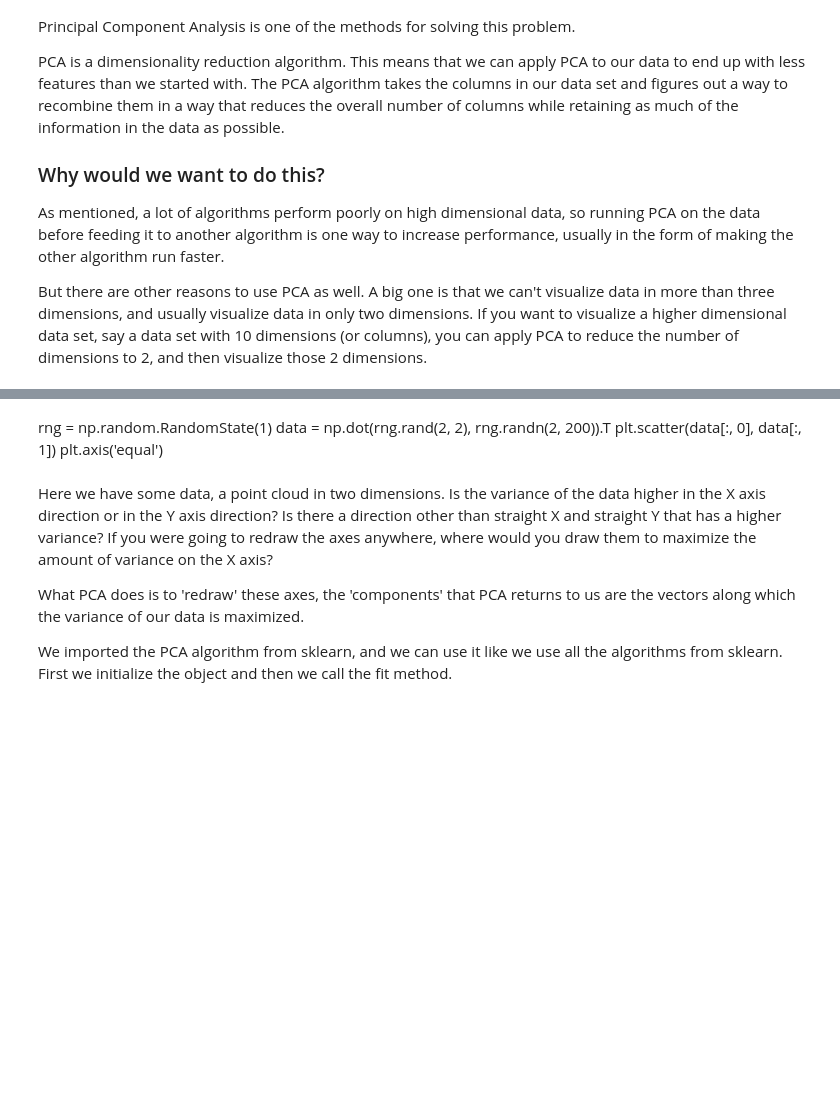
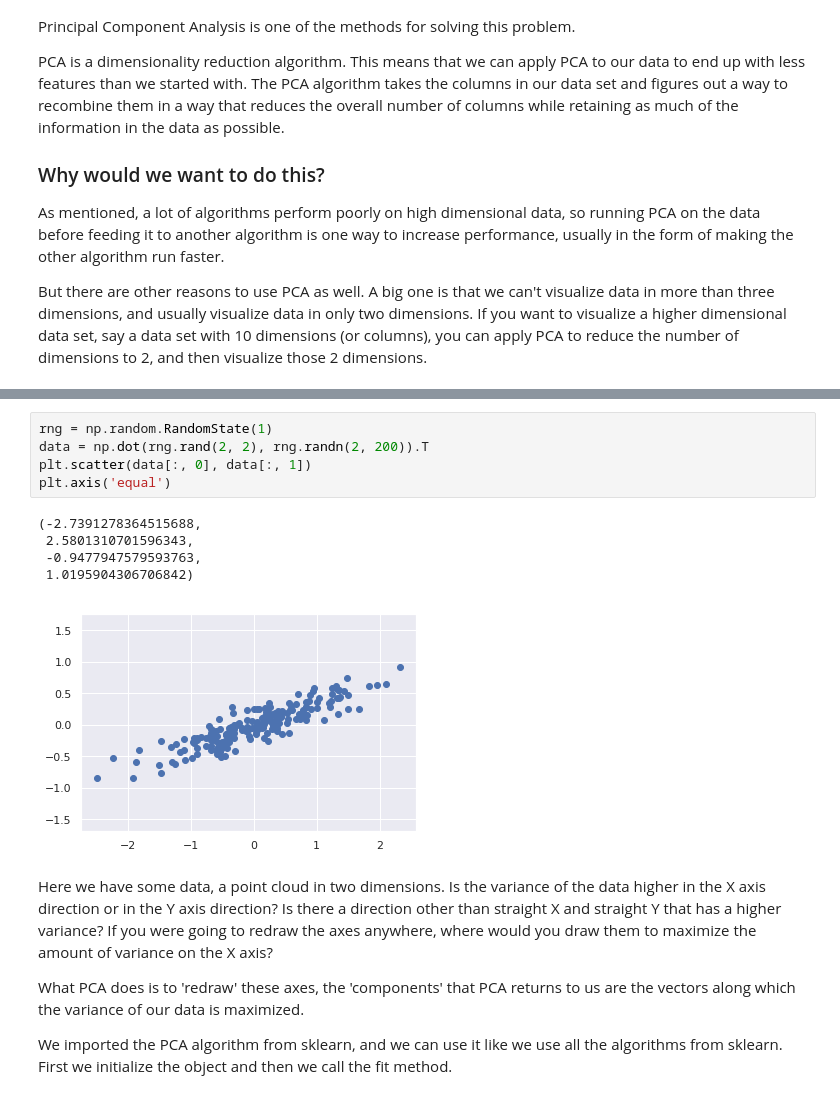
Before and after one commit to CUNYTechPrep/2020-spring-datascience, a Jupyter notebook: Week5_4.16/Unsupervised_Methods.ipynb, the cells around one changed output, grey strips where cells are left out. Drawn from its saved outputs; the diff is of its cells as text; blank space fills up the shorter version.

```diff
--- a/Week5_4.16/Unsupervised_Methods.ipynb
+++ b/Week5_4.16/Unsupervised_Methods.ipynb
@@ -28,8 +37,14 @@ from sklearn.preprocessing import StandardScaler
-# %% [markdown]
-rng = np.random.RandomState(1)
-data = np.dot(rng.rand(2, 2), rng.randn(2, 200)).T
-plt.scatter(data[:, 0], data[:, 1])
-plt.axis('equal')
+# %%
+rng = np.random.RandomState(1)
+data = np.dot(rng.rand(2, 2), rng.randn(2, 200)).T
+plt.scatter(data[:, 0], data[:, 1])
+plt.axis('equal')
+# %% [output]
+(-2.7391278364515688,
+ 2.5801310701596343,
+ -0.9477947579593763,
+ 1.0195904306706842)
+[figure, added]
 # %% [markdown]
 Here we have some data, a point cloud in two dimensions.  Is the variance of the data higher in the X axis direction or in the Y axis direction?  Is there a direction other than straight X and straight Y that has a higher variance?  If you were going to redraw the axes anywhere, where would you draw them to maximize the amount of variance on the X axis?
 
```
Also changed, not shown: parts of 35 cells of this notebook.
